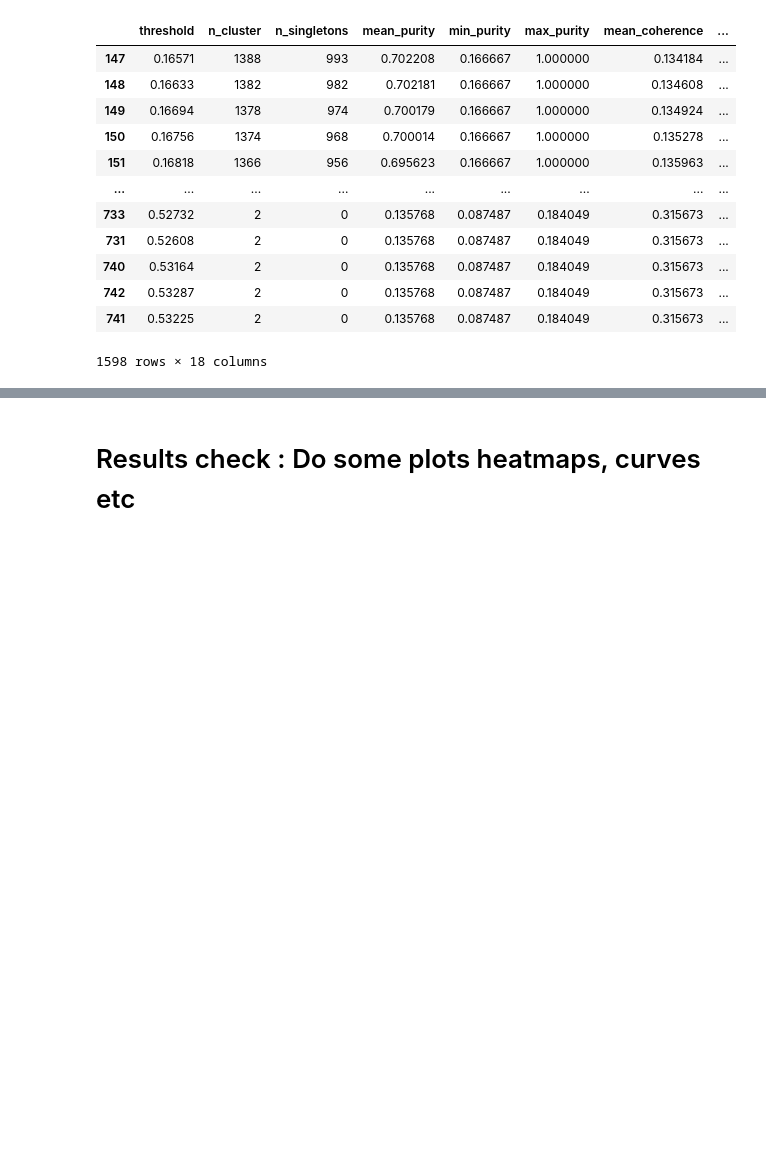
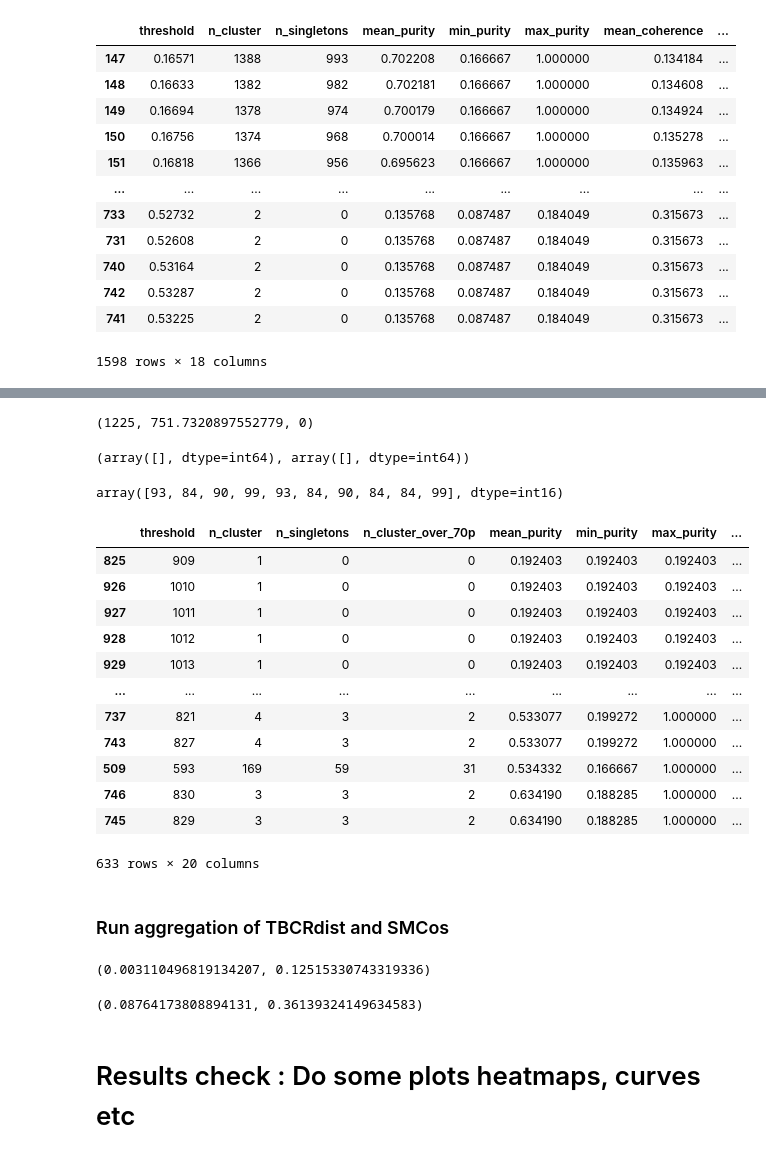
Before and after one commit to richieYT-wan/tclustr, a Jupyter notebook: notebooks/240409_AllModelsClusteringTests.ipynb, the cells around one changed output, grey strips where cells are left out. Saved outputs shown, nothing was run; the diff lists cells and outputs as text; code cells hidden in the pictures; blank space fills up the shorter version.

```diff
--- a/notebooks/240409_AllModelsClusteringTests.ipynb
+++ b/notebooks/240409_AllModelsClusteringTests.ipynb
@@ -797,7 +842,7 @@ reset_features = reset_df[[f'z_{i}' for i in range(100)]]
 # %%
 reset_results = []
 
-for t in tqdm(np.linspace(0.025, 1, 1500)):
+for t in tqdm(get_linspace(reset_array, 5, 1500)):
     t = round(t, 5)
     # Cos Part
     c = AgglomerativeClustering(n_clusters=None, metric='precomputed', distance_threshold=t, linkage='complete')
@@ -852,0 +895,48 @@ average_results['retention'] = (tbcr_array.shape[0]-average_results['n_singleton
+# %%
+# Reloaded from Tcrdist notebook in code/tcrdist3/notebooks
+ab_tcrdist = pkl_load('../output/240410_MaxPoolVectorDistMatrices/tcrdist3_ab_limited_array.pkl')
+ab_tcrdist.max(), ab_tcrdist.mean(), ab_tcrdist.min()
+# %% [output]
+(1225, 751.7320897552779, 0)
+# %%
+np.where( (ab_tcrdist<10) & (ab_tcrdist>0))
+# %% [output]
+(array([], dtype=int64), array([], dtype=int64))
+# %%
+ab_tcrdist[(ab_tcrdist<100) & (ab_tcrdist>0)]
+# %% [output]
+array([93, 84, 90, 99, 93, 84, 90, 84, 84, 99], dtype=int16)
+# %%
+tcrdist_results = []
+# Tcrdist minimum is at 84. Use 84 to 1225 as lower and upperbounds
+# Since distances are ints, just use arange
+for t in tqdm(range(84,1226)):
+    t = round(t, 5)
+    # Cos Part
+    c = AgglomerativeClustering(n_clusters=None, metric='precomputed', distance_threshold=t, linkage='average')
+    c.fit(ab_tcrdist)
+    ab_results = get_all_metrics(cos_features, c, ab_tcrdist, true_limited_labels, encoded_limited_labels, label_limited_encoder)
+    ab_results['input_type']='cos'
+    ab_results['dist_type'] = 'average'
+    tcrdist_results.append(ab_results)
+# %%
+tcrdist_results = pd.DataFrame(tcrdist_results)
+tcrdist_results['retention'] = (tbcr_array.shape[0]-tcrdist_results['n_singletons']) / tbcr_array.shape[0]
+# %%
+tcrdist_results.query('retention>0.95').sort_values('mean_purity')
+# %% [output]
+|  | threshold | n_cluster | n_singletons | n_cluster_over_70p | mean_purity | min_purity | max_purity | ... |
+| 825 | 909 | 1 | 0 | 0 | 0.192403 | 0.192403 | 0.192403 | ... |
+| 926 | 1010 | 1 | 0 | 0 | 0.192403 | 0.192403 | 0.192403 | ... |
+| 927 | 1011 | 1 | 0 | 0 | 0.192403 | 0.192403 | 0.192403 | ... |
+| 928 | 1012 | 1 | 0 | 0 | 0.192403 | 0.192403 | 0.192403 | ... |
+| 929 | 1013 | 1 | 0 | 0 | 0.192403 | 0.192403 | 0.192403 | ... |
+| ... | ... | ... | ... | ... | ... | ... | ... | ... |
+| 737 | 821 | 4 | 3 | 2 | 0.533077 | 0.199272 | 1.000000 | ... |
+| 743 | 827 | 4 | 3 | 2 | 0.533077 | 0.199272 | 1.000000 | ... |
+| 509 | 593 | 169 | 59 | 31 | 0.534332 | 0.166667 | 1.000000 | ... |
+| 746 | 830 | 3 | 3 | 2 | 0.634190 | 0.188285 | 1.000000 | ... |
+| 745 | 829 | 3 | 3 | 2 | 0.634190 | 0.188285 | 1.000000 | ... |
+633 rows × 20 columns
+# %% [markdown]
+### Run aggregation of TBCRdist and SMCos
@@ -852,0 +946,8 @@ average_results['retention'] = (tbcr_array.shape[0]-average_results['n_singleton
+# %%
+agg_mul[agg_mul>0].min(), agg_mul.max()
+# %% [output]
+(0.003110496819134207, 0.12515330743319336)
+# %%
+agg_avg[(agg_avg>0)].min(), agg_avg.max()
+# %% [output]
+(0.08764173808894131, 0.36139324149634583)
```
Also changed, not shown: parts of 39 cells of this notebook, 1 other file.
